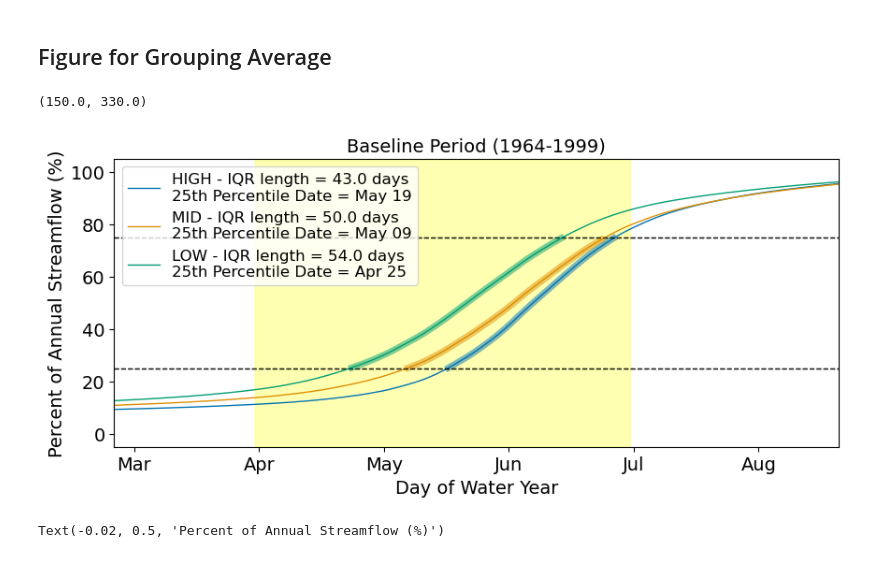
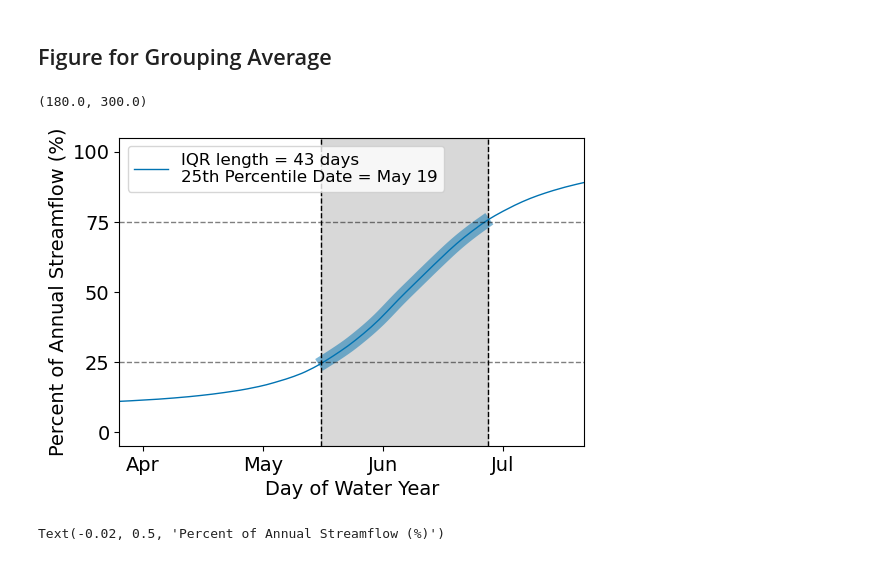
Before and after one commit to dlhogan97/Spring-Precipitation-Effect-CO-River, a Jupyter notebook: notebooks/Upper_CO_Analysis/notebooks/hcdn_elevation_cumulative_dist.ipynb, the cells around one changed output. Drawn from its saved outputs; the diff is of its cells as text; code cells hidden in the pictures.

```diff
--- a/notebooks/Upper_CO_Analysis/notebooks/hcdn_elevation_cumulative_dist.ipynb
+++ b/notebooks/Upper_CO_Analysis/notebooks/hcdn_elevation_cumulative_dist.ipynb
@@ -128,52 +122,59 @@ ax.tick_params(labelsize=14)
 ## Figure for Grouping Average
 # %%
 # create the figure
-fig = plt.figure(figsize=(10,4))
+fig = plt.figure(figsize=(6,4))
 # iterate through all sites and plot the above cumulative distribution
 # create a list of colors, one for each site
 colors = sns.color_palette('colorblind', len(water_year_cluster_flow.predicted_cluster))
 
-for i,site in enumerate([2,1,0]):
+for i,site in enumerate([2]):
     tmp_ds = (water_year_cluster_flow['flow'].cumsum(dim='day_of_water_year')/water_year_cluster_flow['flow'].sum(dim='day_of_water_year') * 100).isel(predicted_cluster=site)
     # find the day of water year for the 25th percentile
     iqr_25_index = tmp_ds.where(tmp_ds <= 25, drop=True).day_of_water_year.values[-1]
     # find the day of water year for the 75th percentile
     iqr_75_index = tmp_ds.where(tmp_ds >= 75, drop=True).day_of_water_year.values[0]
 
     # Initializing start date
     strt_date = dt.date(int(2020), 1, 1)
 
     # converting to date
     res_date = strt_date + dt.timedelta(days=int(iqr_25_index-92) - 1)
     res = res_date.strftime("%b %d")
 
     # plot the cumulative distribution
-    tmp_ds.plot(label=f'{str(water_year_cluster_flow.predicted_cluster.values[site]).upper()} - IQR length = {iqr_75_index - iqr_25_index} days\n25th Percentile Date = {res}', color=colors[i], lw=1)
+    # tmp_ds.plot(label=f'{str(water_year_cluster_flow.predicted_cluster.values[site]).upper()} - IQR length = {int(iqr_75_index - iqr_25_index)} days\n25th Percentile Date = {res}', color=colors[i], lw=1)
+    tmp_ds.plot(label=f'IQR length = {int(iqr_75_index - iqr_25_index)} days\n25th Percentile Date = {res}', color=colors[i], lw=1)
     # create a filter for the inter quartile range
     iqr_filter = (tmp_ds >= 25) & (tmp_ds <= 75)
     # add a wider line for the interquartile range
-    tmp_ds.where(iqr_filter, drop=True).plot(lw=5, alpha=0.5,color=colors[i],)
+    tmp_ds.where(iqr_filter, drop=True).plot(lw=10, alpha=0.5,color=colors[i],)
     # add horizontal line at 25th and 75th percentile
     plt.axhline(25, color='k', lw=1, ls='--', alpha=0.5)
     plt.axhline(75, color='k', lw=1, ls='--', alpha=0.5)
 
 # make the x-axis a an axis of months
 plt.xticks(np.arange(0,366,31),['Oct','Nov','Dec','Jan','Feb','Mar','Apr','May','Jun','Jul','Aug','Sep'], size=14);
 # add vspan between april and july
-plt.axvspan(31+30+31+31+29+31+2, 31+30+31+31+29+31+30+31+30+4, alpha=0.3, color='yellow')
+# plt.axvspan(31+30+31+31+29+31+2, 31+30+31+31+29+31+30+31+30+4, alpha=0.3, color='yellow')
+plt.axvline(iqr_25_index, color='k', lw=1, ls='--', alpha=1)
+plt.axvline(iqr_75_index, color='k', lw=1, ls='--', alpha=1)
+plt.axvspan(iqr_25_index, iqr_75_index, alpha=0.3, color='grey',zorder=0)
 # increase y-tick size
 plt.yticks(size=14)
 # make the y-axis a percentage
 plt.ylabel('Percent of Annual Streamflow (%)', size=14)
 # remove the x-label
 plt.xlabel('Day of Water Year', size=14)
 # make the title "Cumulative Distribution of Annual Streamflow"
-plt.title('Baseline Period (1964-1999)', size=14)
+# plt.title('Baseline Period (1964-1999)', size=14)
+plt.title('')
 plt.legend(fontsize=12)
-plt.xlim(150,330)
+# make yticks 0,25,50,75,100
+plt.yticks([0,25,50,75,100])
+plt.xlim(180,300)
 # %% [output]
-(150.0, 330.0)
+(180.0, 300.0)
-[figure, old version]
+[figure, new version]
 # %%
 # calculate the day of water year flow at each site for pre- and post- 2000
 water_year_mean_flow_pre_2000 = hcdn_q_data.where((hcdn_q_data.date.dt.year < 2000) & (hcdn_q_data.date.dt.year >=1964), drop=True).groupby('day_of_water_year').mean()['q_mm_day']
```
Also changed, not shown: parts of 2 cells of this notebook, 11 other files.
